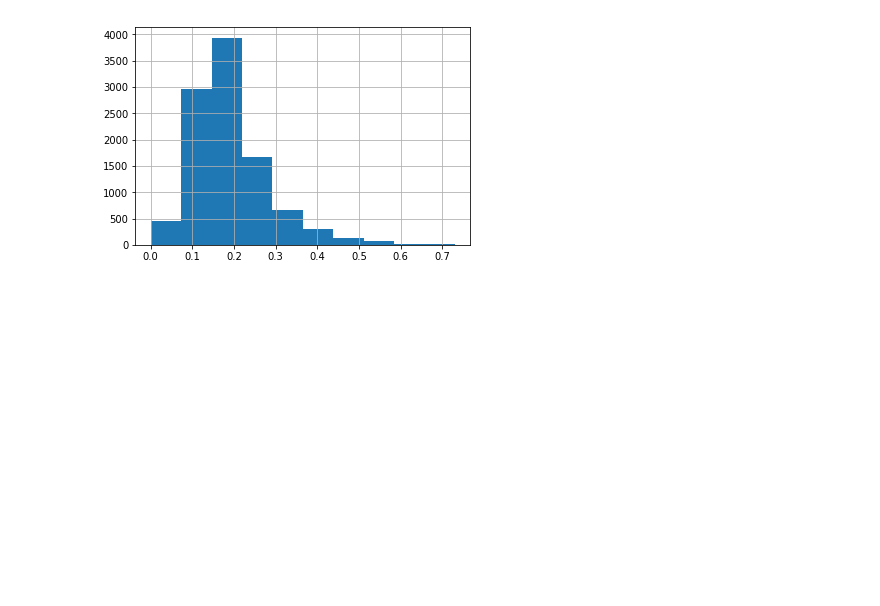
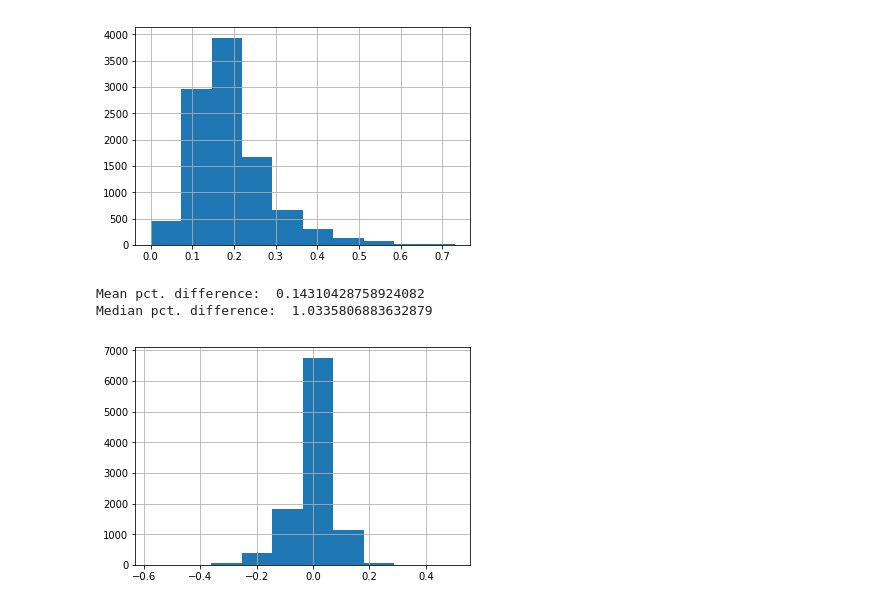
Before and after one commit to lucashu1/education-deserts, a Jupyter notebook: college-grads-regression.ipynb, the cells around one changed output. Drawn from its saved outputs; the diff is of its cells as text; code cells hidden in the pictures; blank space fills up the shorter version.

Commit message:
Plot pct_bachelors_and_up diff histogram

```diff
--- a/college-grads-regression.ipynb
+++ b/college-grads-regression.ipynb
@@ -271,6 +275,17 @@ Mean Prediction:  0.19064730354072693
 Median Prediction:  0.17504272748691152
 Pct. Census Tracts where pct_bachelors_and_up Increased:  0.5836754643206256
 [figure]
+# %%
+# Plot histogram of y_diffs (increase in pct_bachelors_and_up)
+y_diffs = y_pred_desert - y_desert
+print('Mean pct. difference: ', y_diffs.mean()*100)
+print('Median pct. difference: ', y_diffs.median()*100)
+y_diffs.hist()
+plt.show()
+# %% [output]
+Mean pct. difference:  0.14310428758924082
+Median pct. difference:  1.0335806883632879
+[figure, added]
 # %%
 # save results in CSV
 df_pred.to_csv('../data/{}_pct_bachelors_predictions.csv'.format(best_model),
```
Also changed, not shown: parts of 1 cell of this notebook.
